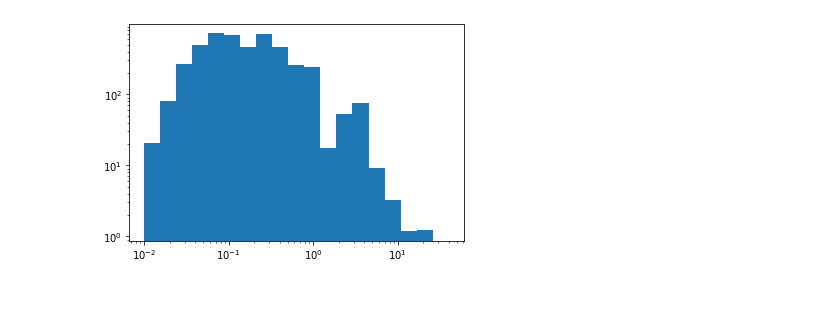
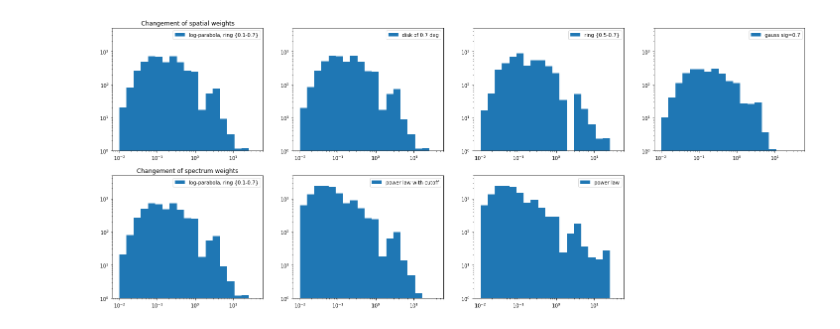
Before and after one commit to cta-observatory/srcsim, a Jupyter notebook: Plot.ipynb, the cells around one changed output. Drawn from its saved outputs; the diff is of its cells as text; code cells hidden in the pictures; blank space fills up the shorter version.

```diff
--- a/Plot.ipynb
+++ b/Plot.ipynb
@@ -13,4 +13,4 @@ filename = './dl2_gamma-diffuse_testing.h5'
 # %%
 sim = simulation_object(filename)
 # %%
-src = source_object(60*u.min)
+src = source_object(tobs=60*u.min)
@@ -17 +19,5 @@ src = source_object(60*u.min)
+# %%
+src_disk = source_object(tobs=60*u.min, shape="disk")
+src_ring = source_object(tobs=60*u.min, rmin = 0.5)
+src_gauss = source_object(tobs=60*u.min, shape="gaussian")
 # %%
@@ -30,13 +72,98 @@ plt.colorbar();
+# %%
+binning = [0.01, 0.01547327, 0.023942209, 0.037046426, 0.057322935, 0.088697325, 0.13724377, 0.21236099, 0.32859189, 0.5084391, 0.78672155, 1.2173155, 1.8835851, 2.9145222, 4.5097188, 6.9780098, 10.797263, 16.706896, 25.851032, 40]
+
+src_cutoff = source_object(60*u.min, spectrum_parameters = cutoff_spectrum_parameters)
+src_powerlaw = source_object(tobs=60*u.min, spectrum_parameters = powerlaw_spectrum_parameters)
 # %%
-binning = [0.01, 0.01547327, 0.023942209, 0.037046426, 0.057322935, 0.088697325, 0.13724377, 0.21236099, 0.32859189, 0.5084391, 0.78672155, 1.2173155, 1.8835851, 2.9145222, 4.5097188, 6.9780098, 10.797263, 16.706896, 25.851032, 40]
+plt.figure(figsize=(25, 10))
 
+plt.subplot(241)
 plt.semilogy()
 plt.semilogx()
 plt.hist(
     sim.mc_energy.to('TeV').value,
     bins=binning,
-    weights= weighting(sim, src)
-);
+    weights= weighting(sim, src),
+    label="log-parabola, ring {0.1-0.7}"
+)
+plt.legend()
+plt.ylim(1, 5000)
+plt.title('Changement of spatial weights');
+
+plt.subplot(242)
+plt.semilogy()
+plt.semilogx()
+plt.hist(
+    sim.mc_energy.to('TeV').value,
+    bins=binning,
+    weights= weighting(sim, src_disk),
+    label="disk of 0.7 deg"
+)
+plt.ylim(1, 5000)
+plt.legend();
+
+
+plt.subplot(243)
+plt.semilogy()
+plt.semilogx()
+plt.hist(
+    sim.mc_energy.to('TeV').value,
+    bins=binning,
+    weights= weighting(sim, src_ring),
+    label="ring {0.5-0.7}"
+)
+plt.ylim(1, 5000)
+plt.legend();
+
+
+plt.subplot(244)
+plt.semilogy()
+plt.semilogx()
+plt.hist(
+    sim.mc_energy.to('TeV').value,
+    bins=binning,
+    weights= weighting(sim, src_gauss),
+    label="gauss sig=0.7"
+)
+plt.ylim(1, 5000)
+plt.legend();
+
+plt.subplot(245)
+plt.semilogy()
+plt.semilogx()
+plt.hist(
+    sim.mc_energy.to('TeV').value,
+    bins=binning,
+    weights= weighting(sim, src),
+    label="log-parabola, ring {0.1-0.7}"
+)
+plt.ylim(1, 5000)
+plt.legend()
+plt.title('Changement of spectrum weights');
+
+plt.subplot(246)
+plt.semilogy()
+plt.semilogx()
+plt.hist(
+    sim.mc_energy.to('TeV').value,
+    bins=binning,
+    weights= weighting(sim, src_cutoff),
+    label="power law with cutoff"
+)
+plt.ylim(1, 5000)
+plt.legend();
+
+plt.subplot(247)
+plt.semilogy()
+plt.semilogx()
+plt.hist(
+    sim.mc_energy.to('TeV').value,
+    bins=binning,
+    weights= weighting(sim, src_powerlaw),
+    label="power law"
+)
+plt.ylim(1, 5000)
+plt.legend();
 # %% [output]
-[figure, old version]
+[figure, new version]
 # %%
```
Also changed, not shown: parts of 6 cells of this notebook, 3 other files.
